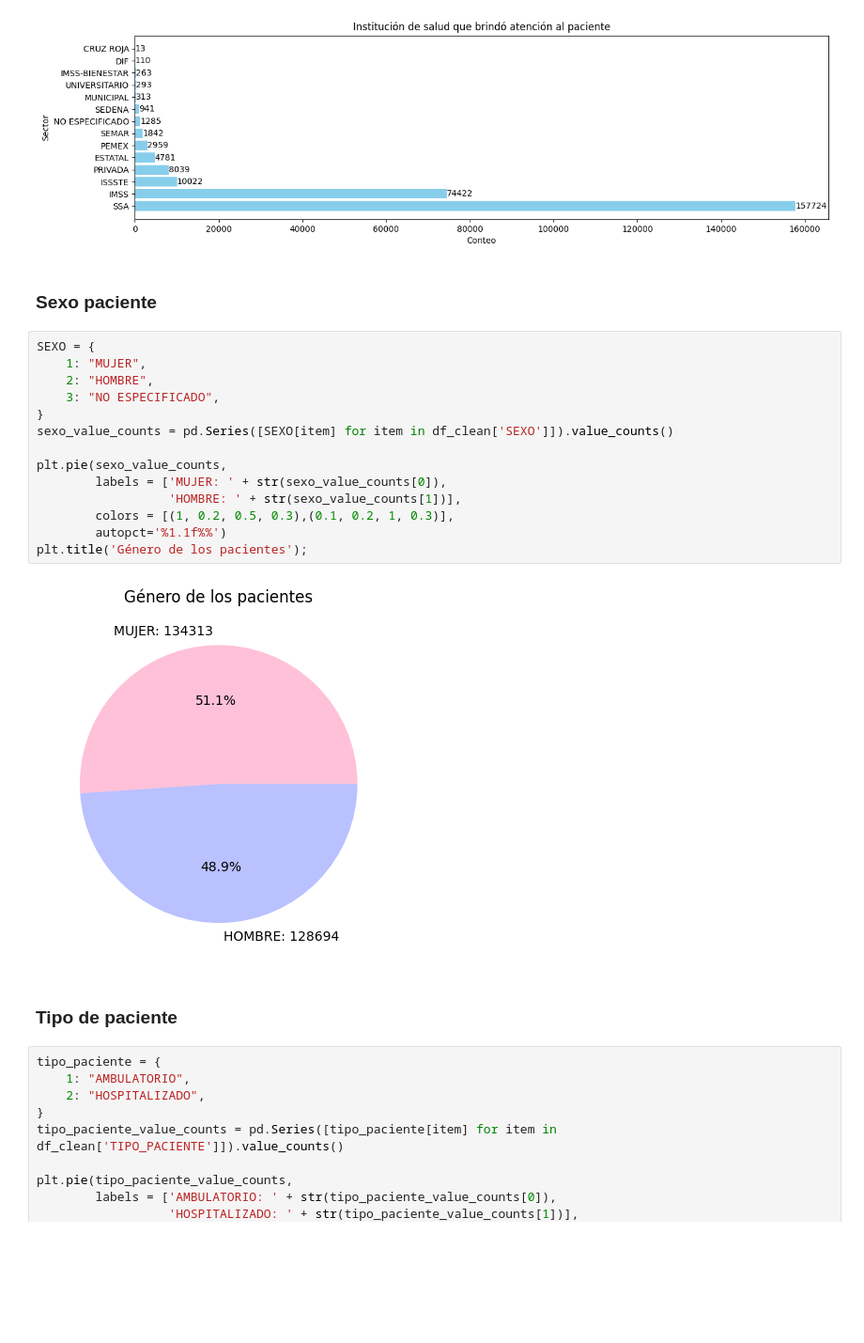
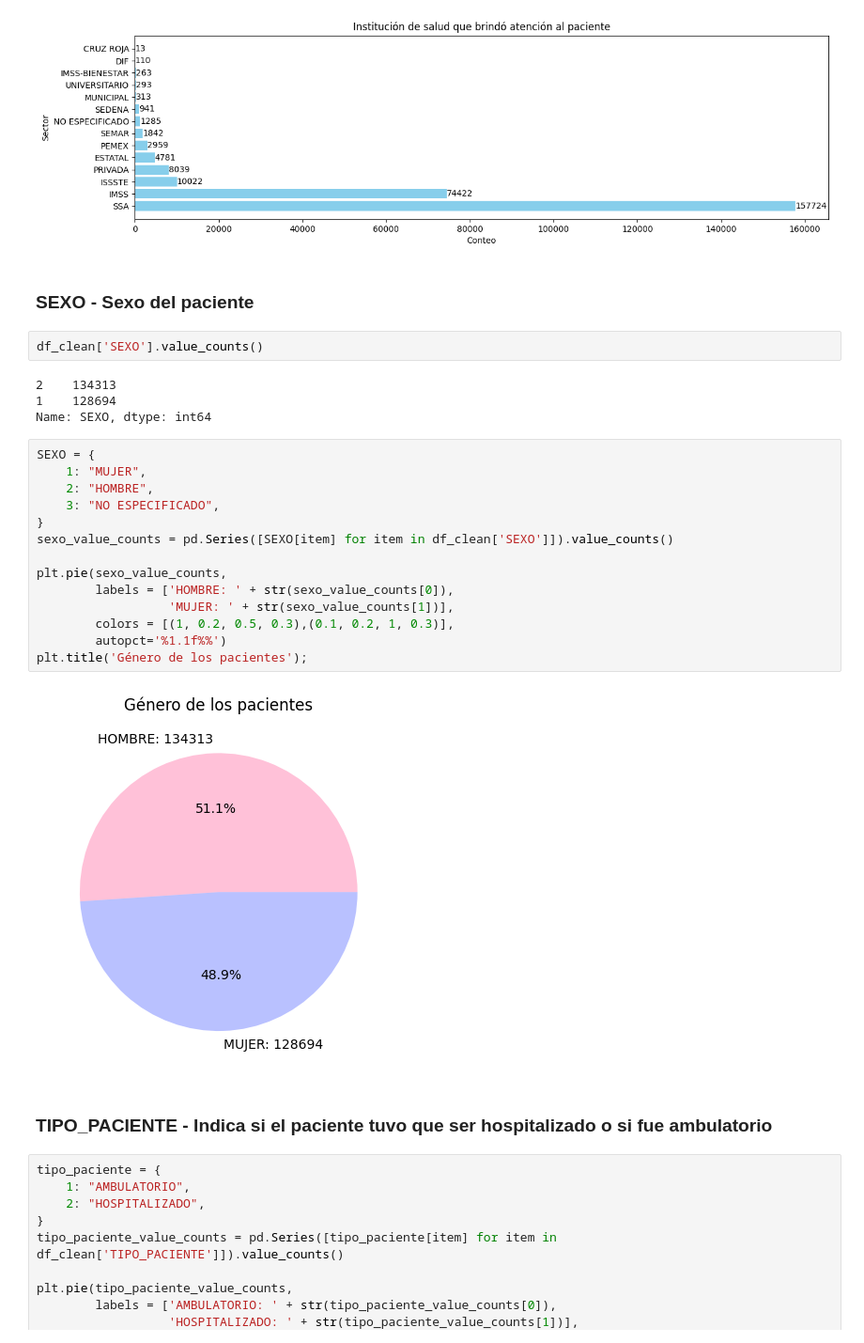
Before and after one commit to Edgar-La/Covid_19_Mexico, a Jupyter notebook: Final_Project.ipynb, the cells around one changed output. Shown at 94% size. Cells and saved outputs as stored; diff of their text form; blank space fills up the shorter version.

Commit message:
plots added

```diff
--- a/Final_Project.ipynb
+++ b/Final_Project.ipynb
@@ -170,25 +343,31 @@ plt.show()
 # %% [output]
 [figure]
 # %% [markdown]
-### Sexo paciente
+### SEXO - Sexo del paciente
+# %%
+df_clean['SEXO'].value_counts()
+# %% [output]
+2    134313
+1    128694
+Name: SEXO, dtype: int64
 # %%
 SEXO = {
     1: "MUJER",
     2: "HOMBRE",
     3: "NO ESPECIFICADO",
 }
 sexo_value_counts = pd.Series([SEXO[item] for item in df_clean['SEXO']]).value_counts()
 
 plt.pie(sexo_value_counts,
-        labels = ['MUJER: ' + str(sexo_value_counts[0]),
-                  'HOMBRE: ' + str(sexo_value_counts[1])],
+        labels = ['HOMBRE: ' + str(sexo_value_counts[0]),
+                  'MUJER: ' + str(sexo_value_counts[1])],
         colors = [(1, 0.2, 0.5, 0.3),(0.1, 0.2, 1, 0.3)],
         autopct='%1.1f%%')
 plt.title('Género de los pacientes');
 # %% [output]
-[figure, old version]
+[figure, new version]
 # %% [markdown]
-### Tipo de paciente
+### TIPO_PACIENTE - Indica si el paciente tuvo que ser hospitalizado o si fue ambulatorio
 # %%
 tipo_paciente = {
     1: "AMBULATORIO",
```
Also changed, not shown: parts of 27 cells of this notebook.
